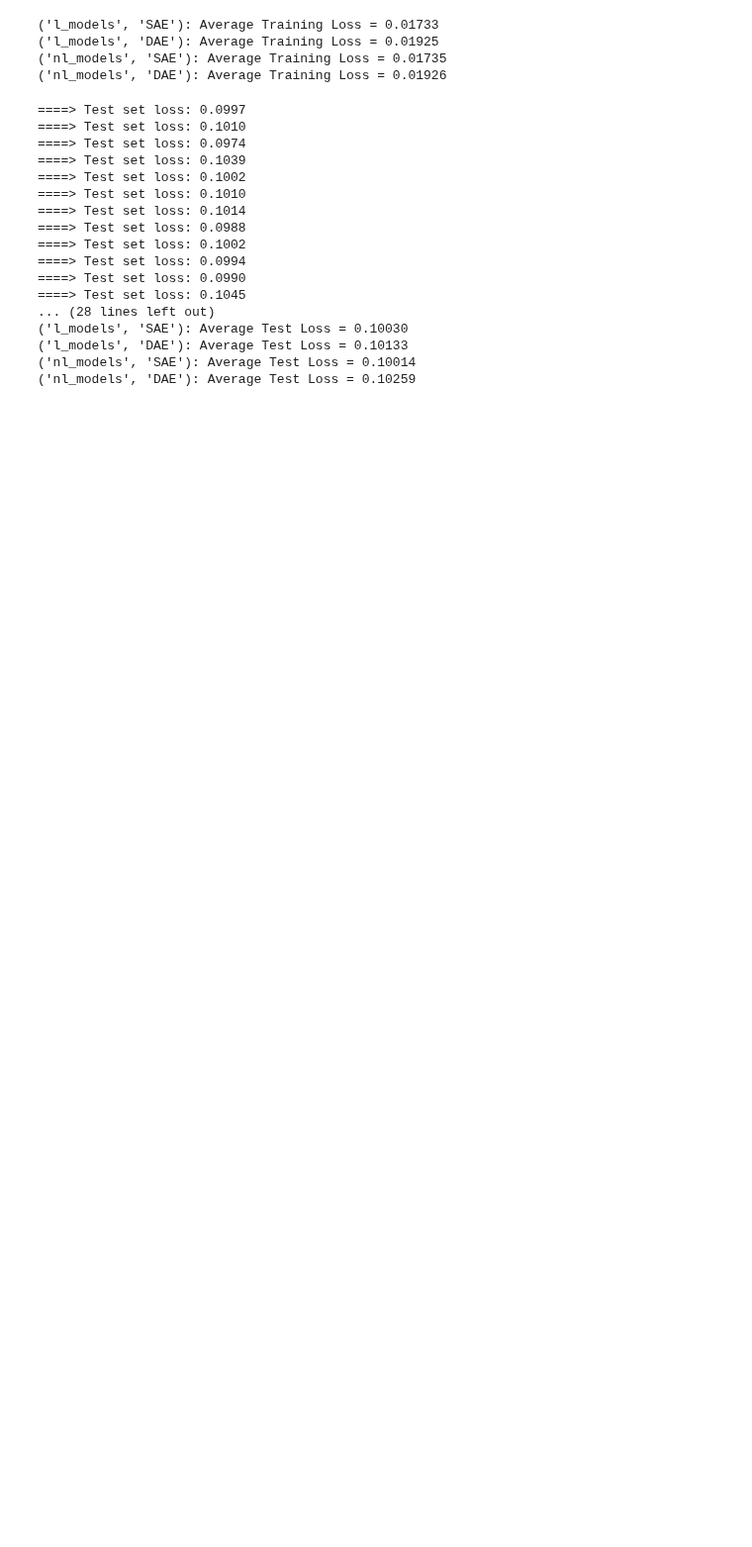
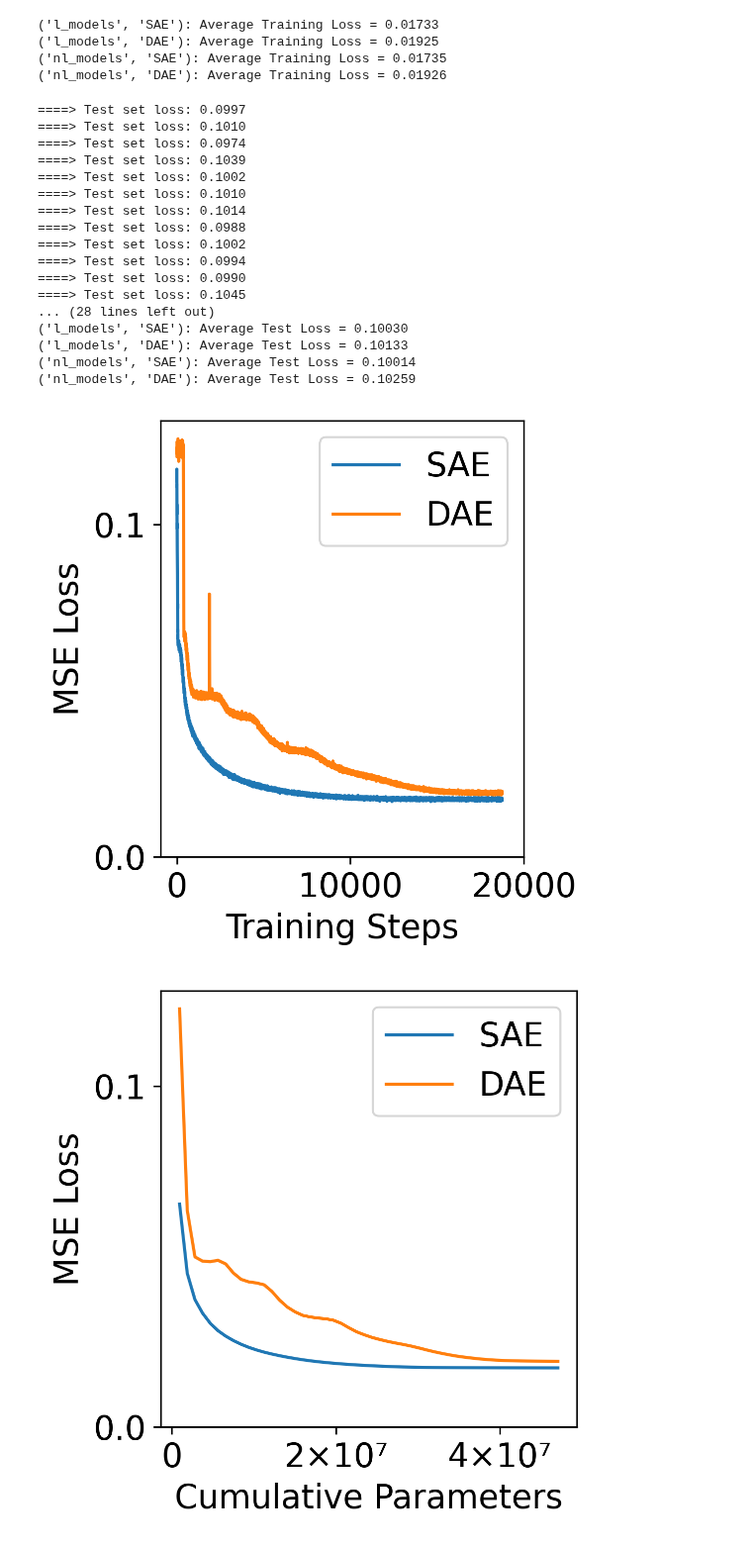
Before and after one commit to DiJam20/developing-autoencoders, a Jupyter notebook: 17_Testing_Model_Accuracy.ipynb, the cells around one changed output. Shown at 99% size. Drawn from its saved outputs; the diff is of its cells as text; code cells hidden in the pictures; blank space fills up the shorter version.

Commit message:
feat: add plots of train_loss against steps and against cumulative parameters

```diff
--- a/17_Testing_Model_Accuracy.ipynb
+++ b/17_Testing_Model_Accuracy.ipynb
@@ -111,0 +168,41 @@ for ae_type, avg_loss in average_last_losses.items():
+# %%
+def get_average_train_loss(model_type, variant, num_models = 10):
+    model_losses = []
+
+    for model_id in range(num_models):
+        file_path = f'/home/david/sparsify_models/{model_type}/{model_id}/{variant}/'
+        train_losses = np.load(file_path + 'all_train_losses.npy')
+        train_losses = np.concatenate(train_losses)
+        model_losses.append(train_losses)
+
+    model_losses_array = np.array(model_losses)
+    avg_loss = np.mean(model_losses_array, axis=0)
+    return avg_loss
+# %%
+def get_train_loss_per_epoch(model_type, variant, num_models = 10):
+    model_losses = []
+
+    for model_id in range(num_models):
+        file_path = f'/home/david/sparsify_models/{model_type}/{model_id}/{variant}/'
+        train_losses = np.load(file_path + 'all_train_losses.npy')
+        avg_train_loss_epoch = np.mean(train_losses, axis=1)
+        model_losses.append(avg_train_loss_epoch)
+
+    model_losses_array = np.array(model_losses)
+    avg_loss = np.mean(model_losses_array, axis=0)
+    return avg_loss
+# %%
+def create_plots():
+    for model_type in ['l_models', 'nl_models']:
+        sae_train_loss = get_average_train_loss(model_type, 'SAE')
+        dae_train_loss = get_average_train_loss(model_type, 'DAE')
+        plot_accuracy(model_type, sae_train_loss, dae_train_loss)
+
+        sae_train_loss = get_train_loss_per_epoch(model_type, 'SAE')
+        dae_train_loss = get_train_loss_per_epoch(model_type, 'DAE')
+        plot_accuracy(model_type, sae_train_loss, dae_train_loss, x_count=cumulative_params)
+
+create_plots()
+# %% [output]
+[figure, added]
+[figure, added]
```
Also changed, not shown: parts of 3 cells of this notebook.
